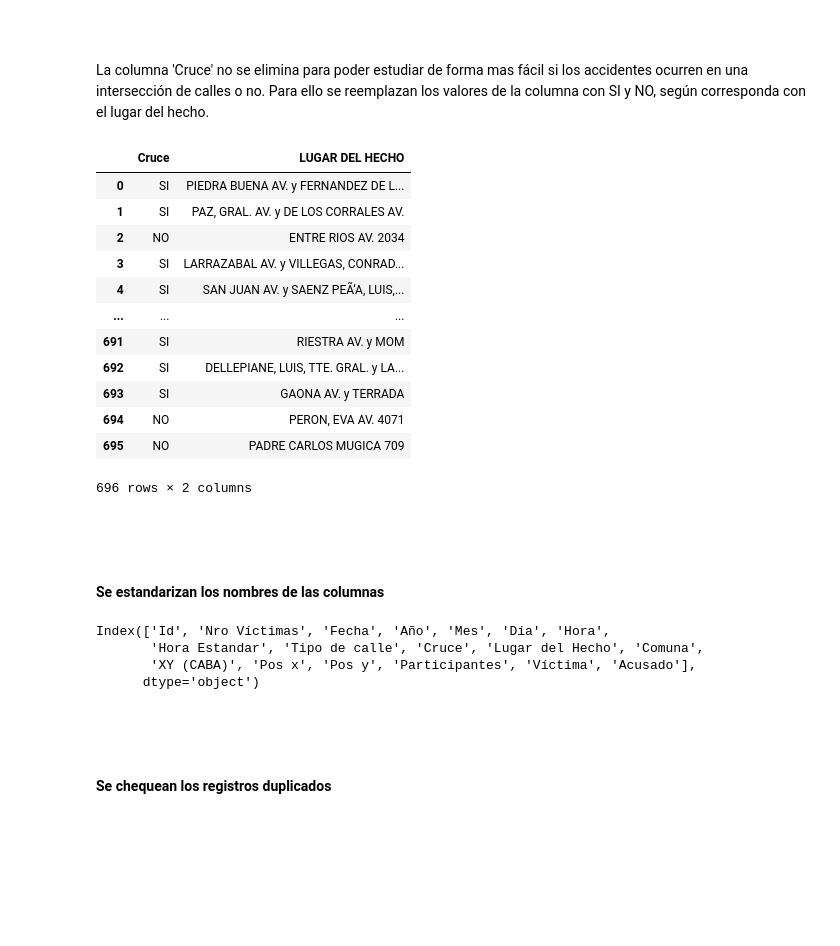
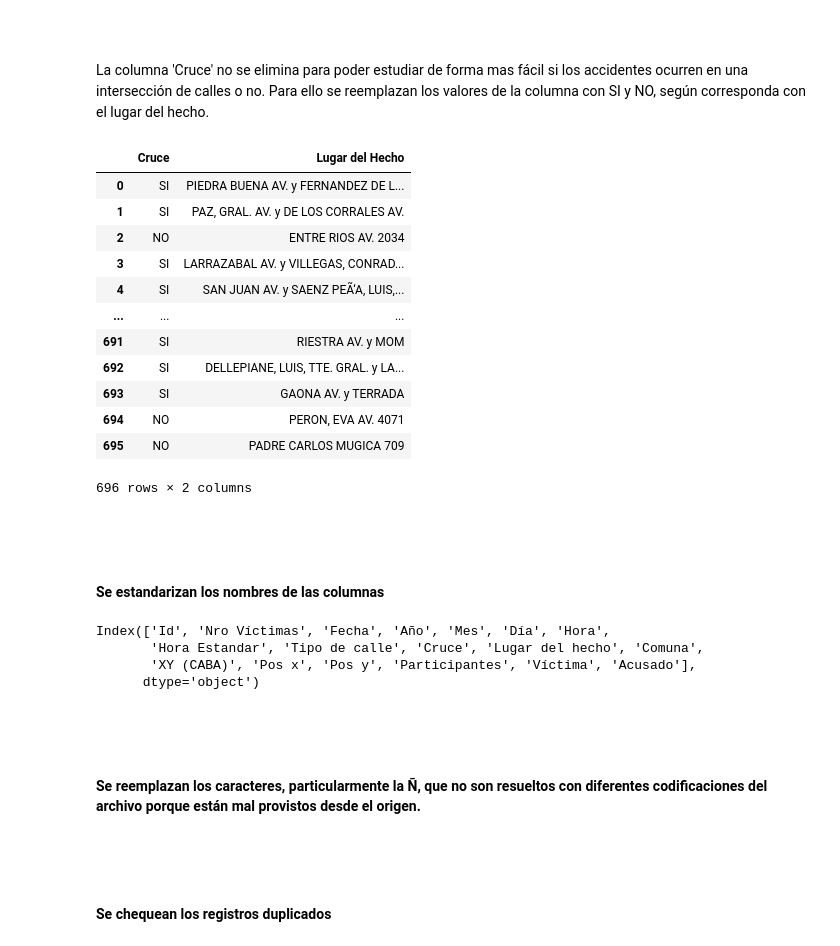
Before and after one commit to SebitaElGordito/PI_02_siniestros_viales, a Jupyter notebook: ETL y EDA.ipynb, the cells around one changed output. Drawn from its saved outputs; the diff is of its cells as text; code cells hidden in the pictures; blank space fills up the shorter version.

Commit message:
terminando etl homicidios

```diff
--- a/ETL y EDA.ipynb
+++ b/ETL y EDA.ipynb
@@ -105,7 +105,7 @@ Index(['ID', 'N_VICTIMAS', 'FECHA', 'AAAA', 'MM', 'DD', 'HORA', 'HH',
 Se modifica el nombre de la columna 'Dirección Normalizada'
 # %%
 # Cambio el nombre de la columna 'Dirección Normalizada' a 'LUGAR DEL HECHO'
-df_homicidios_hechos = df_homicidios_hechos.rename(columns={'Dirección Normalizada': 'LUGAR DEL HECHO'})
+df_homicidios_hechos = df_homicidios_hechos.rename(columns={'Dirección Normalizada': 'Lugar del Hecho'})
 # %% [markdown]
 <br>
 <br>
@@ -114,11 +114,11 @@ La columna 'Cruce' no se elimina para poder estudiar de forma mas fácil si los
 # %%
 # Se reemplazan los valores NULOS por "No" y los NO NULOS por "Si"
 df_homicidios_hechos['Cruce'] = np.where(df_homicidios_hechos['Cruce'].notnull(), 'SI', 'NO')
 
 # Se revisa la columna
-df_homicidios_hechos[['Cruce', 'LUGAR DEL HECHO']]
+df_homicidios_hechos[['Cruce', 'Lugar del Hecho']]
 # %% [output]
-|  | Cruce | LUGAR DEL HECHO |
+|  | Cruce | Lugar del Hecho |
 | 0 | SI | PIEDRA BUENA AV. y FERNANDEZ DE L... |
 | 1 | SI | PAZ, GRAL. AV. y DE LOS CORRALES AV. |
 | 2 | NO | ENTRE RIOS AV. 2034 |
@@ -150,11 +150,15 @@ df_homicidios_hechos = df_homicidios_hechos.rename(columns={'N victimas': 'Nro V
                                                       'Dd':'Día',
                                                       'Hh':'Hora Estandar',
                                                       'Xy (caba)':'XY (CABA)',
-                                                      'Victima':'Víctima',
-                                                      'Lugar del hecho':'Lugar del Hecho'})
+                                                      'Victima':'Víctima'})
 df_homicidios_hechos.columns
 # %% [output]
 Index(['Id', 'Nro Víctimas', 'Fecha', 'Año', 'Mes', 'Día', 'Hora',
-       'Hora Estandar', 'Tipo de calle', 'Cruce', 'Lugar del Hecho', 'Comuna',
+       'Hora Estandar', 'Tipo de calle', 'Cruce', 'Lugar del hecho', 'Comuna',
        'XY (CABA)', 'Pos x', 'Pos y', 'Participantes', 'Víctima', 'Acusado'],
       dtype='object')
+# %% [markdown]
+<br>
+<br>
+
+#### Se reemplazan los caracteres, particularmente la Ñ, que no son resueltos con diferentes codificaciones del archivo porque están mal provistos desde el origen.
```
Also changed, not shown: parts of 16 cells of this notebook.
